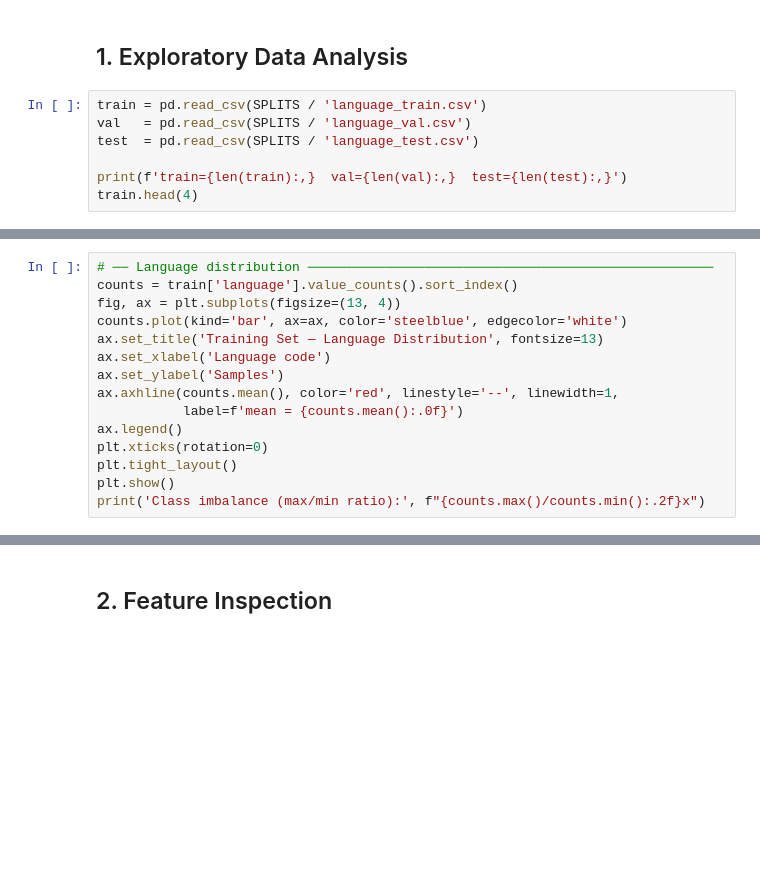
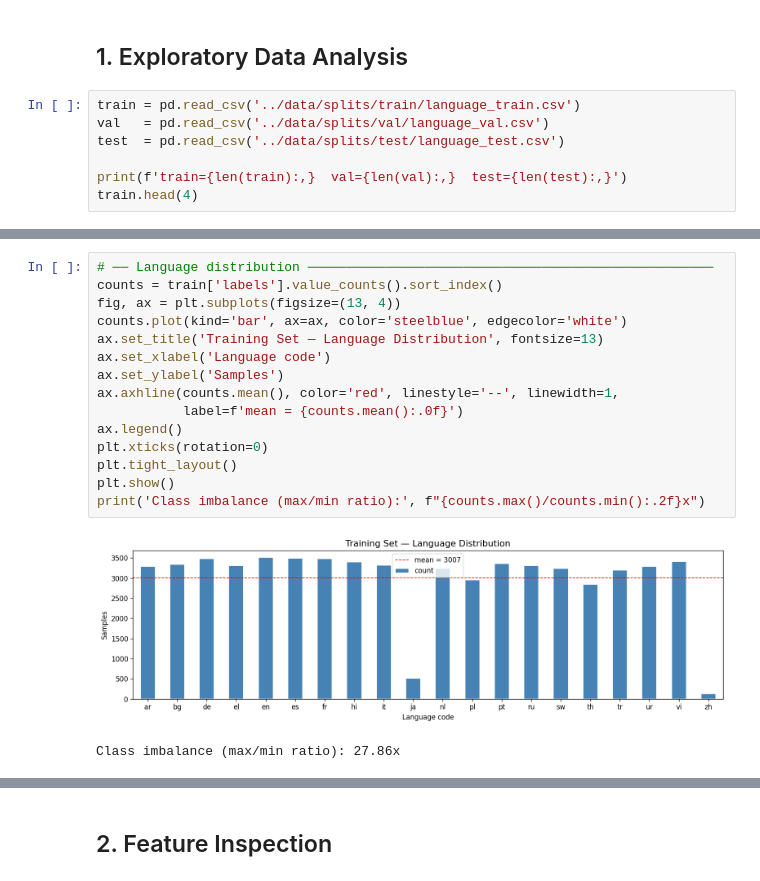
Before and after one commit to 3omdawy11/mental_health_chatbot, a Jupyter notebook: notebooks/1_language_detection.ipynb, the cells around one changed output, grey strips where cells are left out. Drawn from its saved outputs; the diff is of its cells as text; blank space fills up the shorter version.

```diff
--- a/notebooks/1_language_detection.ipynb
+++ b/notebooks/1_language_detection.ipynb
@@ -23,9 +25,9 @@ print('Ready')
 # %% [markdown]
 ## 1. Exploratory Data Analysis
 # %%
-train = pd.read_csv(SPLITS / 'language_train.csv')
-val   = pd.read_csv(SPLITS / 'language_val.csv')
-test  = pd.read_csv(SPLITS / 'language_test.csv')
+train = pd.read_csv('../data/splits/train/language_train.csv')
+val   = pd.read_csv('../data/splits/val/language_val.csv')
+test  = pd.read_csv('../data/splits/test/language_test.csv')
 
 print(f'train={len(train):,}  val={len(val):,}  test={len(test):,}')
 train.head(4)
@@ -32,18 +41,21 @@ train.head(4)
 # %%
 # ── Language distribution ────────────────────────────────────────────────────
-counts = train['language'].value_counts().sort_index()
+counts = train['labels'].value_counts().sort_index()
 fig, ax = plt.subplots(figsize=(13, 4))
 counts.plot(kind='bar', ax=ax, color='steelblue', edgecolor='white')
 ax.set_title('Training Set — Language Distribution', fontsize=13)
 ax.set_xlabel('Language code')
 ax.set_ylabel('Samples')
 ax.axhline(counts.mean(), color='red', linestyle='--', linewidth=1,
            label=f'mean = {counts.mean():.0f}')
 ax.legend()
 plt.xticks(rotation=0)
 plt.tight_layout()
 plt.show()
 print('Class imbalance (max/min ratio):', f"{counts.max()/counts.min():.2f}x")
+# %% [output]
+[figure, added]
+Class imbalance (max/min ratio): 27.86x
 # %%
 # ── Text length distribution ─────────────────────────────────────────────────
 train['word_count'] = train['text'].str.split().apply(len)
```
Also changed, not shown: parts of 11 cells of this notebook, 14 other files.
